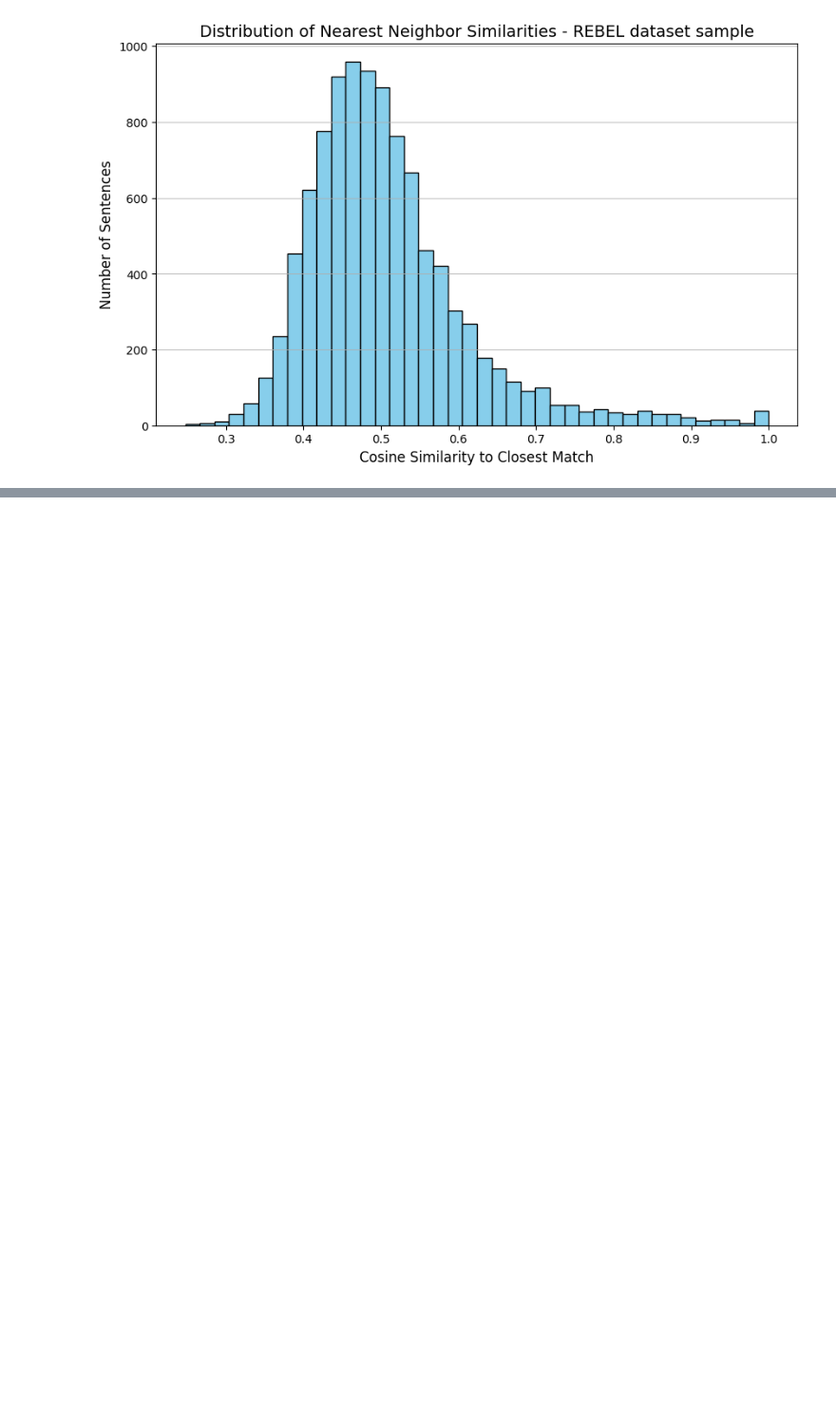
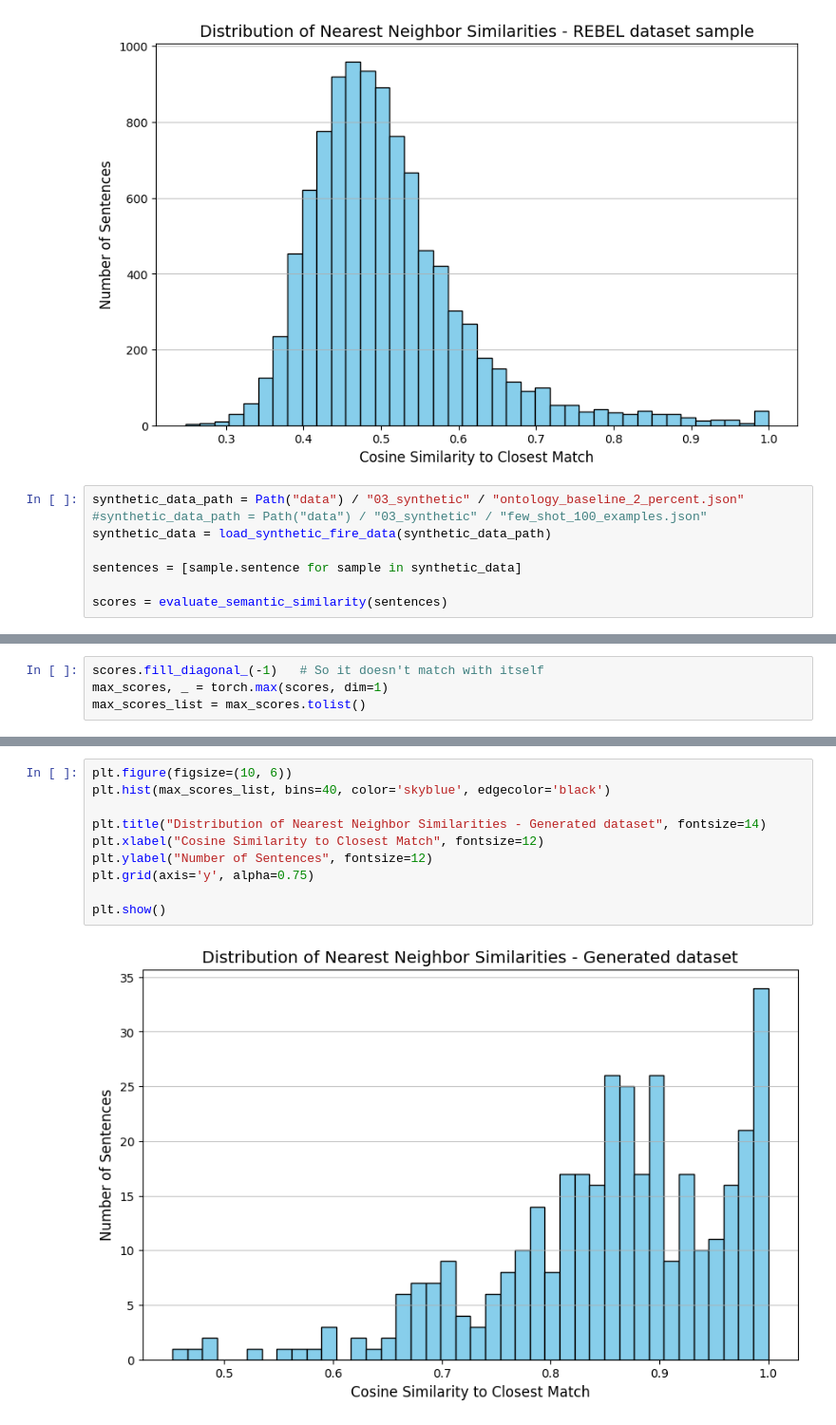
Before and after one commit to MatejPriesol/synthetic-financial-text-generation, a Jupyter notebook: notebooks/diversity_plots.ipynb, the cells around one changed output, grey strips where cells are left out. Shown at 95% size. Drawn from its saved outputs; the diff is of its cells as text; blank space fills up the shorter version.

Commit message:
exp: evaluation for the two template-based synthetic datasets

```diff
--- a/notebooks/diversity_plots.ipynb
+++ b/notebooks/diversity_plots.ipynb
@@ -364,3 +355,11 @@ plt.grid(axis='y', alpha=0.75)
 plt.show()
 # %% [output]
 [figure]
+# %%
+synthetic_data_path = Path("data") / "03_synthetic" / "ontology_baseline_2_percent.json"
+#synthetic_data_path = Path("data") / "03_synthetic" / "few_shot_100_examples.json"
+synthetic_data = load_synthetic_fire_data(synthetic_data_path)
+
+sentences = [sample.sentence for sample in synthetic_data]
+
+scores = evaluate_semantic_similarity(sentences)
@@ -366,0 +384,4 @@ plt.show()
+# %%
+scores.fill_diagonal_(-1)   # So it doesn't match with itself
+max_scores, _ = torch.max(scores, dim=1)
+max_scores_list = max_scores.tolist()
@@ -366,0 +407,12 @@ plt.show()
+# %%
+plt.figure(figsize=(10, 6))
+plt.hist(max_scores_list, bins=40, color='skyblue', edgecolor='black')
+
+plt.title("Distribution of Nearest Neighbor Similarities - Generated dataset", fontsize=14)
+plt.xlabel("Cosine Similarity to Closest Match", fontsize=12)
+plt.ylabel("Number of Sentences", fontsize=12)
+plt.grid(axis='y', alpha=0.75)
+
+plt.show()
+# %% [output]
+[figure, added]
```
Also changed, not shown: parts of 7 cells of this notebook, 3 other files.
